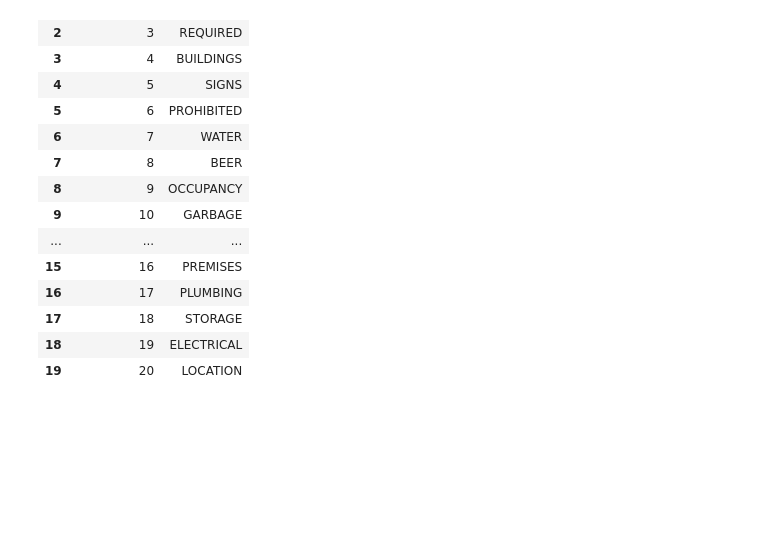
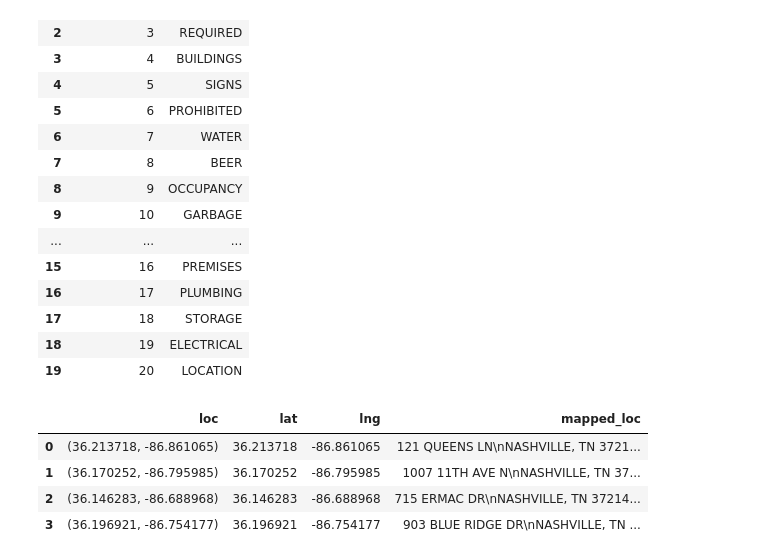
Before and after one commit to shrutijalewar/data-question-2-xtreme-united, a Jupyter notebook: Violation_Categories.ipynb, the cells around one changed output. Saved outputs shown, nothing was run; the diff lists cells and outputs as text; code cells hidden in the pictures; blank space fills up the shorter version.

```diff
--- a/Violation_Categories.ipynb
+++ b/Violation_Categories.ipynb
@@ -237,3 +237,28 @@ violation_categories
 # looking into Naive Bayes and Random Forest
 # %%
 import geopandas as gpd
+# %%
+# Extract lat and lng from database
+connection = psycopg2.connect(database="nashville", user = "postgres", password = "Dg033018", host = "127.0.0.1", port = "5432")
+
+#CREATE OR REPLACE VIEW public.property_standards_violations_lat_lng_view AS
+# SELECT property_standards_violations.request_no,
+#    property_standards_violations.date_recv,
+#    property_standards_violations.mapped_loc,
+#    substr(property_standards_violations.mapped_loc, length(property_standards_violations.mapped_loc) - 22, 23) AS loc,
+#    substr(property_standards_violations.mapped_loc, length(property_standards_violations.mapped_loc) - 21, 9) AS lat,
+#    substr(property_standards_violations.mapped_loc, length(property_standards_violations.mapped_loc) - 10, 10) AS lng
+#   FROM property_standards_violations;
+
+connection = psycopg2.connect(database="nashville", user = "postgres", password = "Dg033018", host = "127.0.0.1", port = "5432")
+geo_std_violations = pd.read_sql('SELECT  mapped_loc, \
+                                        loc, lat, lng \
+                                    FROM public.property_standards_violations_lat_lng_view LIMIT 10;', con=connection)
+
+geo_std_violations[['loc','lat','lng','mapped_loc']].head(4)
+# %% [output]
+|  | loc | lat | lng | mapped_loc |
+| 0 | (36.213718, -86.861065) | 36.213718 | -86.861065 | 121 QUEENS LN\nNASHVILLE, TN 3721... |
+| 1 | (36.170252, -86.795985) | 36.170252 | -86.795985 | 1007 11TH AVE N\nNASHVILLE, TN 37... |
+| 2 | (36.146283, -86.688968) | 36.146283 | -86.688968 | 715 ERMAC DR\nNASHVILLE, TN 37214... |
+| 3 | (36.196921, -86.754177) | 36.196921 | -86.754177 | 903 BLUE RIDGE DR\nNASHVILLE, TN ... |
```
Also changed, not shown: parts of 1 cell of this notebook.
